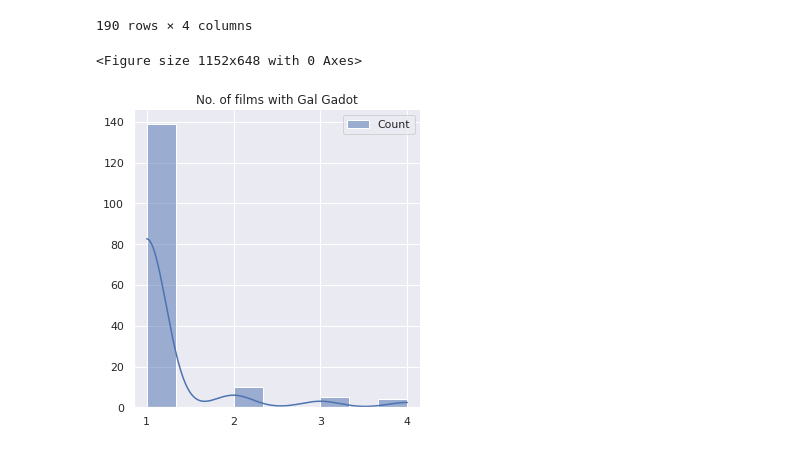
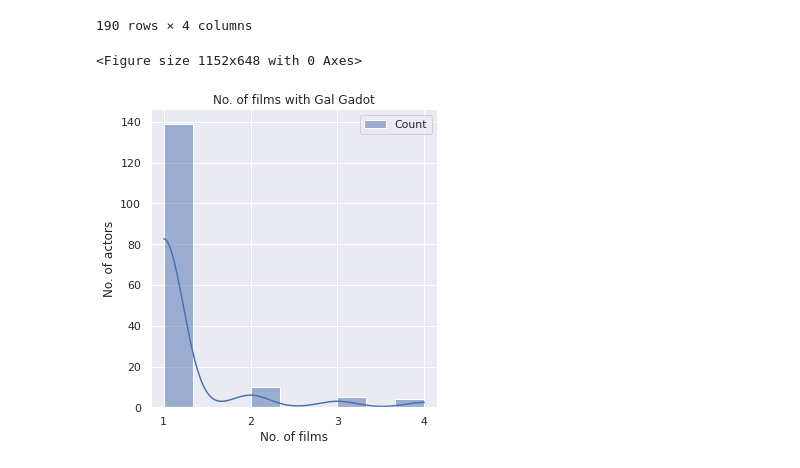
Before and after one commit to Serfati/wikiscrapper, a Jupyter notebook: wikiscrapper.ipynb, the cells around one changed output. Drawn from its saved outputs; the diff is of its cells as text; code cells hidden in the pictures.

```diff
--- a/wikiscrapper.ipynb
+++ b/wikiscrapper.ipynb
@@ -179,17 +179,16 @@ df
 # %%
 # visualization
 import seaborn as sns
 import matplotlib.pyplot as plt
-sns.set()
 plt.figure(figsize=(16, 9))
 dfh = df.groupby('Name').count()
 sns.displot(dfh["Year of Birth"], label="Count",kde=True)
-plt.xlabel('')
-plt.ylabel('')
+plt.xlabel('No. of films')
+plt.ylabel('No. of actors')
 plt.xticks([1,2,3,4])
 plt.title("No. of films with Gal Gadot")
 plt.legend()
 plt.show()
 # %% [output]
 <Figure size 1152x648 with 0 Axes>
-[figure, old version]
+[figure, new version]
```
